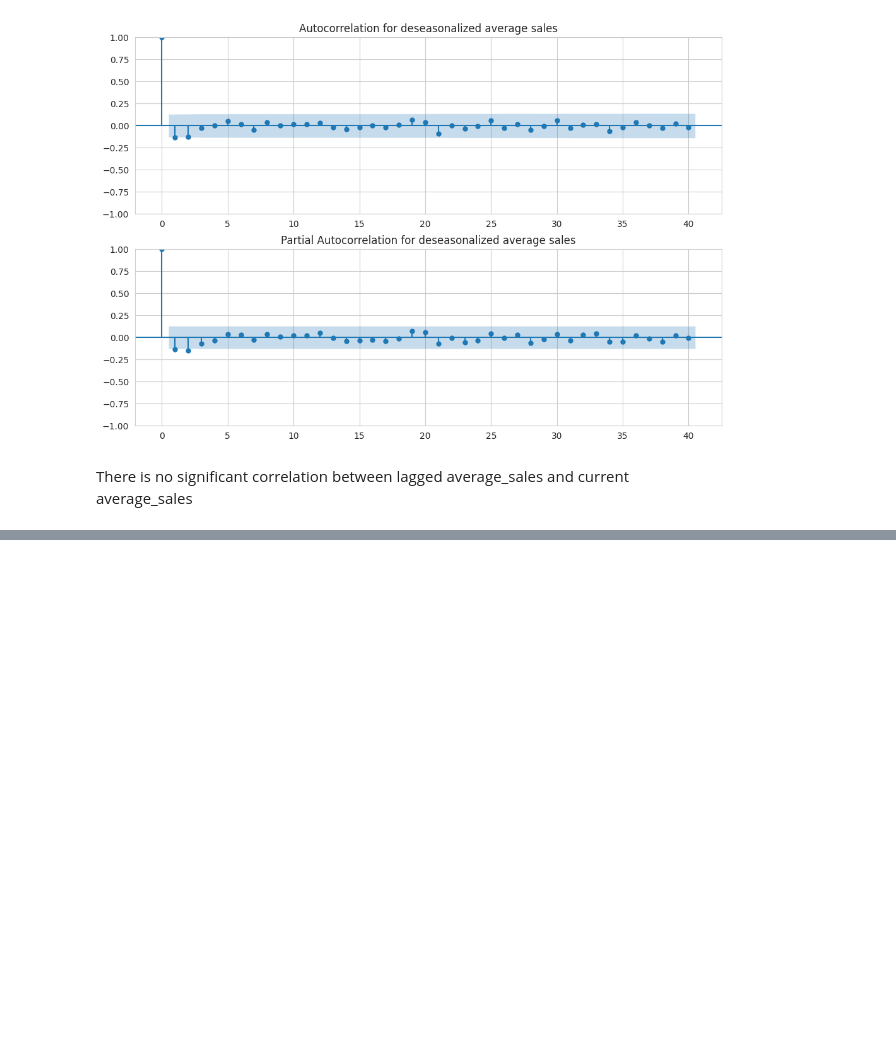
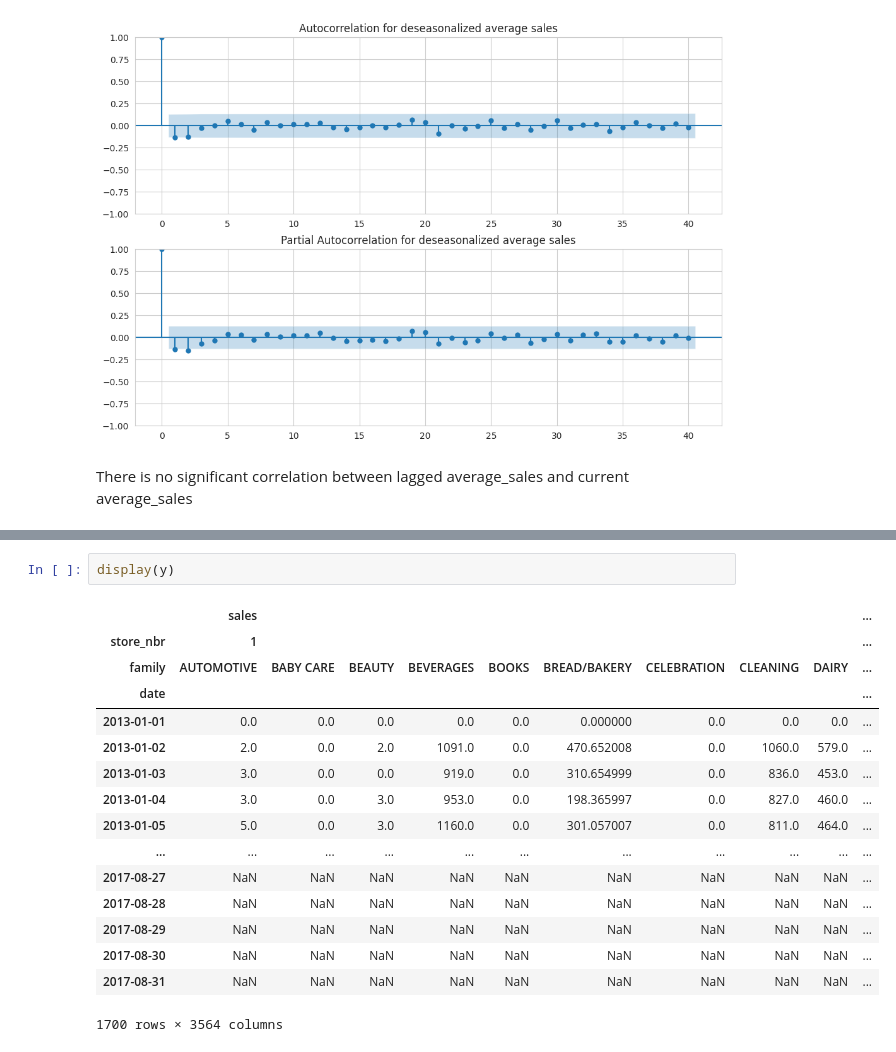
Before and after one commit to MichalGasiorowski/kaggle-store-sales-time-series-forecasting, a Jupyter notebook: notebooks/1.0-mg-store-sales-time-series-forecasting-exploration.pynb.ipynb, the cells around one changed output, grey strips where cells are left out. Cells and saved outputs as stored; diff of their text form; blank space fills up the shorter version.

```diff
--- a/notebooks/1.0-mg-store-sales-time-series-forecasting-exploration.pynb.ipynb
+++ b/notebooks/1.0-mg-store-sales-time-series-forecasting-exploration.pynb.ipynb
@@ -245,0 +803,19 @@ fig = sm.graphics.tsa.plot_pacf(X.values.squeeze(), lags=40, ax=ax2, title="Part
+# %%
+display(y)
+# %% [output]
+|  | sales |  |  |  |  |  |  |  |  | ... |
+| store_nbr | 1 |  |  |  |  |  |  |  |  | ... |
+| family | AUTOMOTIVE | BABY CARE | BEAUTY | BEVERAGES | BOOKS | BREAD/BAKERY | CELEBRATION | CLEANING | DAIRY | ... |
+| date |  |  |  |  |  |  |  |  |  | ... |
+| 2013-01-01 | 0.0 | 0.0 | 0.0 | 0.0 | 0.0 | 0.000000 | 0.0 | 0.0 | 0.0 | ... |
+| 2013-01-02 | 2.0 | 0.0 | 2.0 | 1091.0 | 0.0 | 470.652008 | 0.0 | 1060.0 | 579.0 | ... |
+| 2013-01-03 | 3.0 | 0.0 | 0.0 | 919.0 | 0.0 | 310.654999 | 0.0 | 836.0 | 453.0 | ... |
+| 2013-01-04 | 3.0 | 0.0 | 3.0 | 953.0 | 0.0 | 198.365997 | 0.0 | 827.0 | 460.0 | ... |
+| 2013-01-05 | 5.0 | 0.0 | 3.0 | 1160.0 | 0.0 | 301.057007 | 0.0 | 811.0 | 464.0 | ... |
+| ... | ... | ... | ... | ... | ... | ... | ... | ... | ... | ... |
+| 2017-08-27 | NaN | NaN | NaN | NaN | NaN | NaN | NaN | NaN | NaN | ... |
+| 2017-08-28 | NaN | NaN | NaN | NaN | NaN | NaN | NaN | NaN | NaN | ... |
+| 2017-08-29 | NaN | NaN | NaN | NaN | NaN | NaN | NaN | NaN | NaN | ... |
+| 2017-08-30 | NaN | NaN | NaN | NaN | NaN | NaN | NaN | NaN | NaN | ... |
+| 2017-08-31 | NaN | NaN | NaN | NaN | NaN | NaN | NaN | NaN | NaN | ... |
+1700 rows × 3564 columns
```
Also changed, not shown: parts of 52 cells of this notebook.
